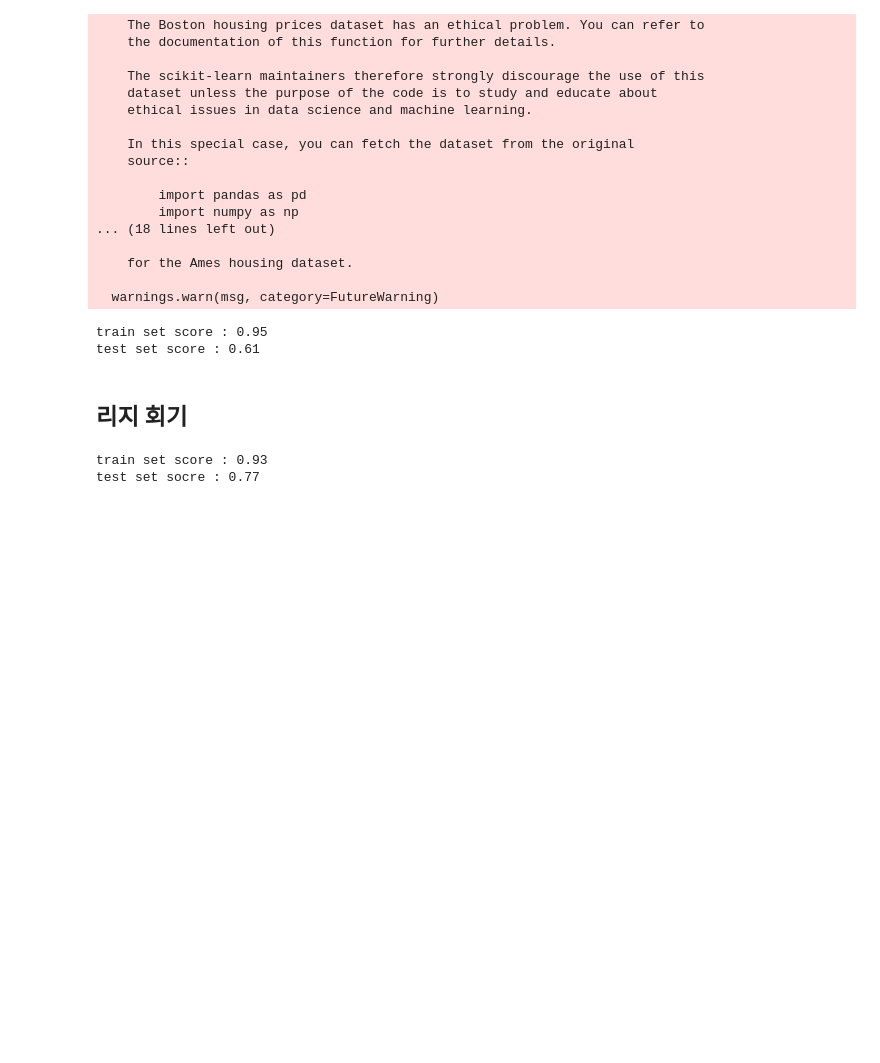
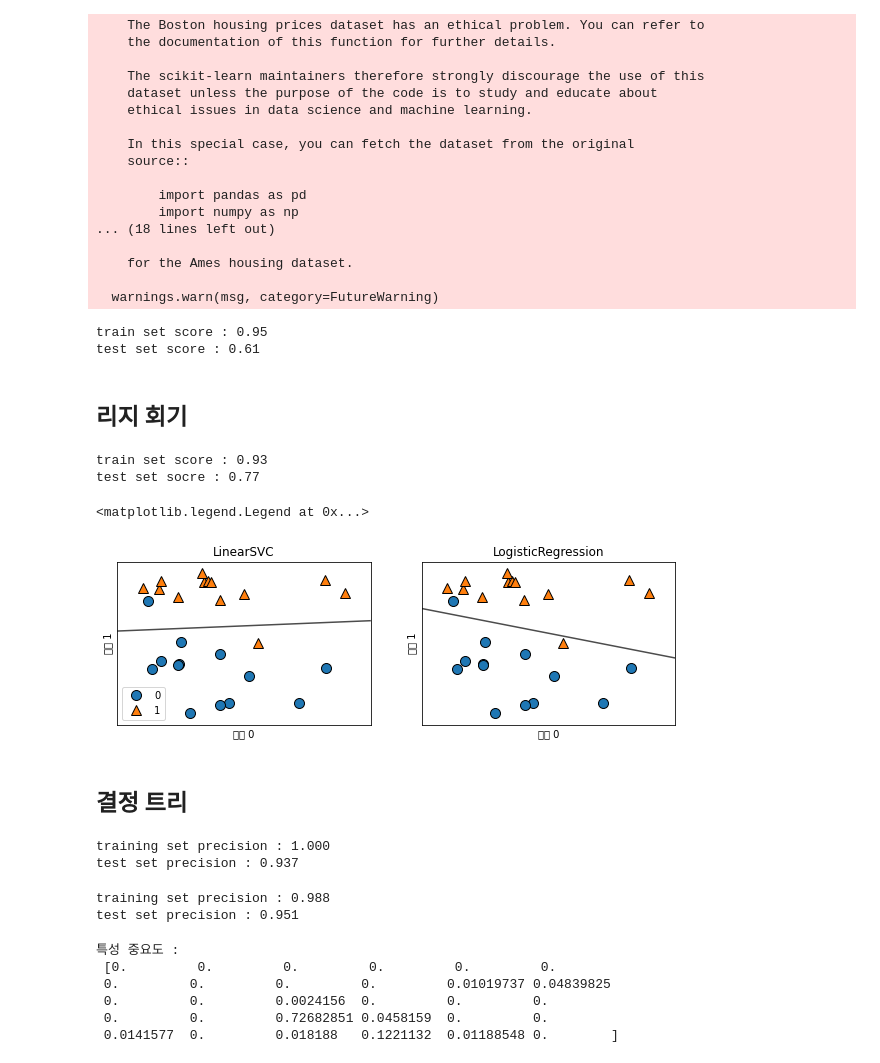
Before and after one commit to ImHyunJae/study-pyml, a Jupyter notebook: ch2.ipynb, the cells around one changed output. Saved outputs shown, nothing was run; the diff lists cells and outputs as text; code cells hidden in the pictures; blank space fills up the shorter version.

```diff
--- a/ch2.ipynb
+++ b/ch2.ipynb
@@ -98,3 +98,47 @@ print("test set socre : {:.2f}".format(ridge.score(X_test, y_test)))
 # %% [output]
 train set score : 0.93
 test set socre : 0.77
+# %%
+from sklearn.linear_model import LogisticRegression
+from sklearn.svm import LinearSVC
+
+X, y = mglearn.datasets.make_forge()
+
+fig, axes = plt.subplots(1,2, figsize = (10,3))
+
+for model, ax in zip([LinearSVC(max_iter=5000), LogisticRegression()], axes):
+    clf = model.fit(X,y)
+    mglearn.plots.plot_2d_separator(clf, X, fill = False, eps=0.5,
+                                    ax=ax, alpha=.7)
+    mglearn.discrete_scatter(X[:,0], X[:, 1], y, ax = ax)
+    ax.set_title(clf.__class__.__name__)
+    ax.set_xlabel("특성 0")
+    ax.set_ylabel("특성 1")
+axes[0].legend()
+# %% [output]
+<matplotlib.legend.Legend at 0x...>
+[figure, added]
+# %% [markdown]
+## 결정 트리
+# %%
+from sklearn.tree import DecisionTreeClassifier
+from sklearn.datasets import load_breast_cancer
+
+cancer = load_breast_cancer()
+X_train, X_test, y_train, y_test = train_test_split(
+    cancer.data, cancer.target, stratify=cancer.target, random_state=42)
+tree = DecisionTreeClassifier(random_state=0)
+tree.fit(X_train, y_train)
+print("training set precision : {:.3f}".format(tree.score(X_train, y_train)))
+print("test set precision : {:.3f}".format(tree.score(X_test, y_test)))
+# %% [output]
+training set precision : 1.000
+test set precision : 0.937
+# %%
+tree = DecisionTreeClassifier(max_depth=4, random_state=0)
+tree.fit(X_train, y_train)
+print("training set precision : {:.3f}".format(tree.score(X_train, y_train)))
+print("test set precision : {:.3f}".format(tree.score(X_test, y_test)))
+# %% [output]
+training set precision : 0.988
+test set precision : 0.951
@@ -100,0 +148,9 @@ test set socre : 0.77
+# %%
+print("특성 중요도 : \n", tree.feature_importances_)
+# %% [output]
+특성 중요도 :
+ [0.         0.         0.         0.         0.         0.
+ 0.         0.         0.         0.         0.01019737 0.04839825
+ 0.         0.         0.0024156  0.         0.         0.
+ 0.         0.         0.72682851 0.0458159  0.         0.
+ 0.0141577  0.         0.018188   0.1221132  0.01188548 0.        ]
```
Also changed, not shown: parts of 4 cells of this notebook, 1 other file.
